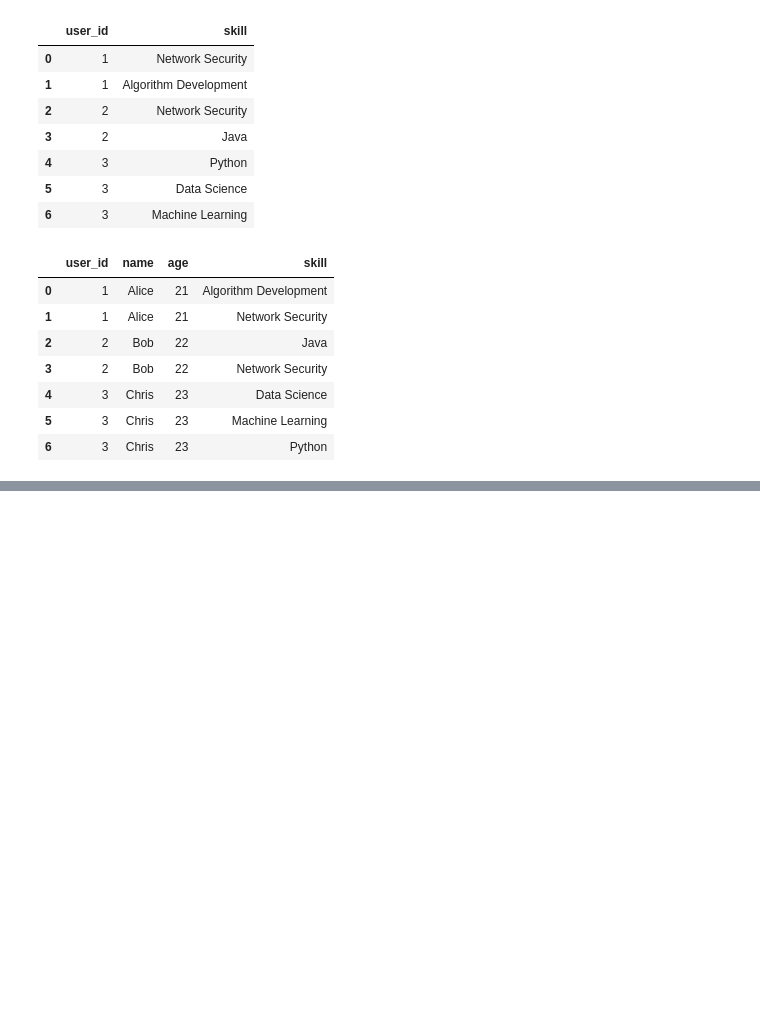
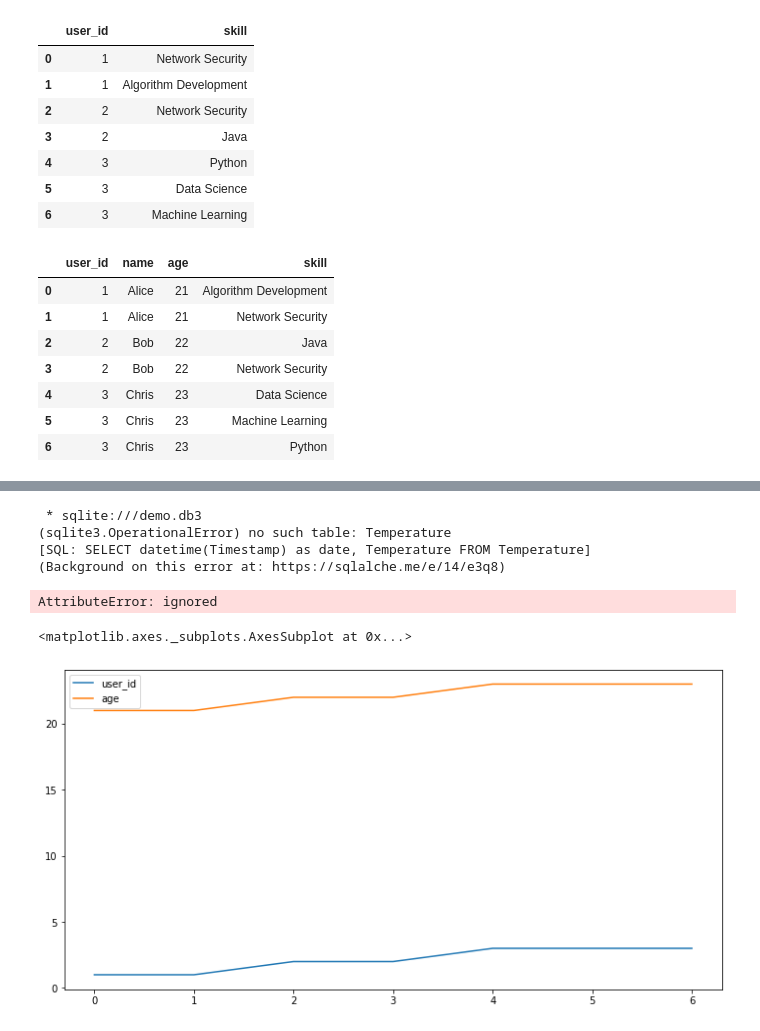
Before and after one commit to ibnyusupzhon/database7_week, a Jupyter notebook: Colaboratory에_오신_것을_환영합니다.ipynb, the cells around one changed output, grey strips where cells are left out. Saved outputs shown, nothing was run; the diff lists cells and outputs as text; code cells hidden in the pictures; blank space fills up the shorter version.

```diff
--- a/Colaboratory에_오신_것을_환영합니다.ipynb
+++ b/Colaboratory에_오신_것을_환영합니다.ipynb
@@ -65,0 +184,17 @@ df
+# %%
+ts = %sql SELECT datetime(Timestamp) as date, Temperature FROM Temperature
+df = ts.DataFrame()
+df.set_index("date", inplace = True)
+df.index = pd.to_datetime(df.index)
+df.index
+# %% [output]
+ * sqlite:///demo.db3
+(sqlite3.OperationalError) no such table: Temperature
+[SQL: SELECT datetime(Timestamp) as date, Temperature FROM Temperature]
+(Background on this error at: https://sqlalche.me/e/14/e3q8)
+AttributeError: ignored
+# %%
+df.plot(figsize=(12, 6))
+# %% [output]
+<matplotlib.axes._subplots.AxesSubplot at 0x...>
+[figure, added]
```
Also changed, not shown: parts of 12 cells of this notebook.
